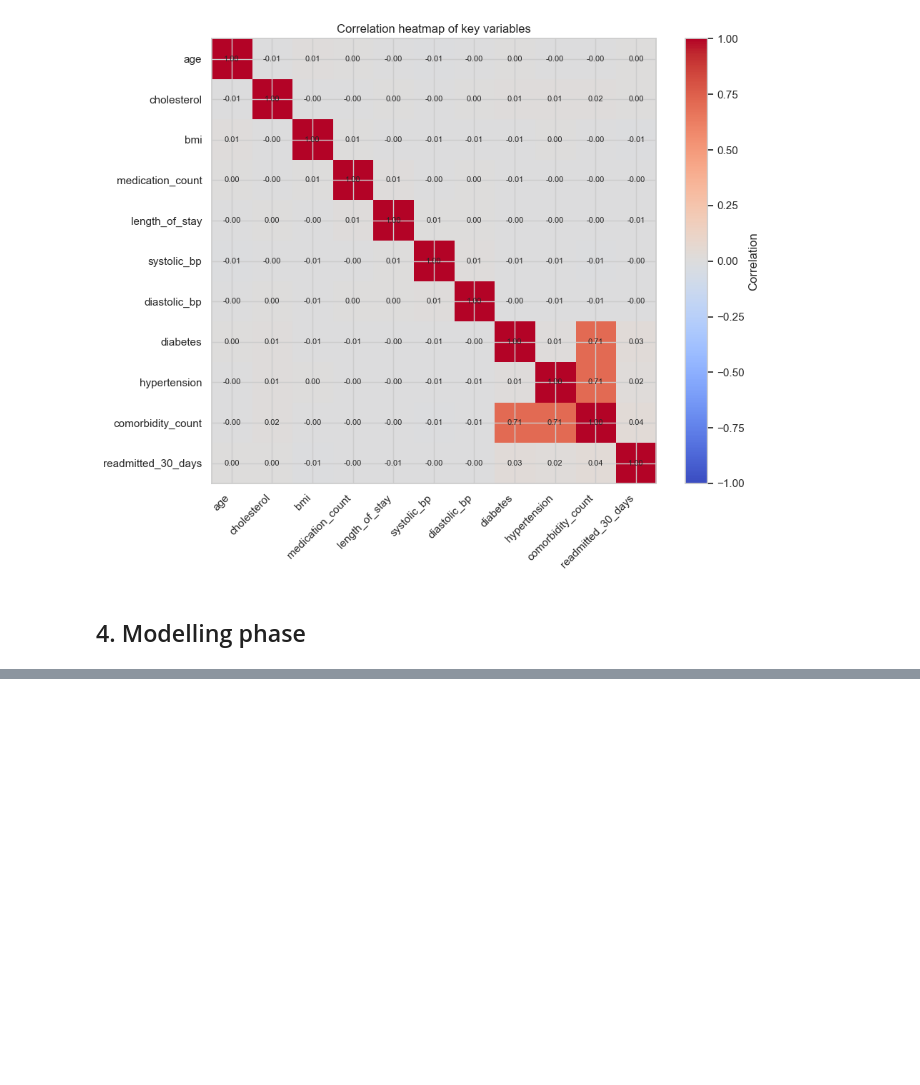
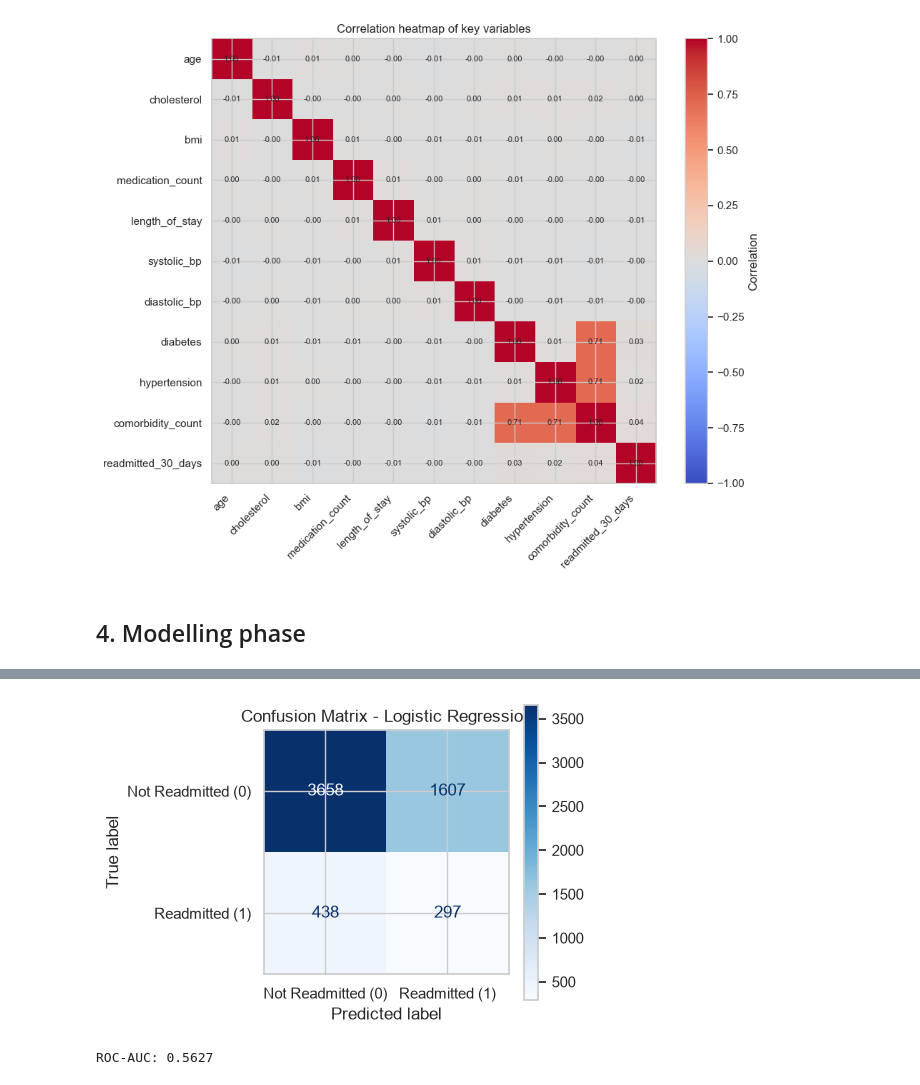
Before and after one commit to mize04/Hospital_Readmission_Project, a Jupyter notebook: index.ipynb, the cells around one changed output, grey strips where cells are left out. Cells and saved outputs as stored; diff of their text form; code cells hidden in the pictures; blank space fills up the shorter version.

Commit message:
Updated modelling and model evaluation

```diff
--- a/index.ipynb
+++ b/index.ipynb
@@ -602,0 +683,12 @@ plt.show()
+# %%
+# Define the pipeline
+numeric_cols = ['age', 'cholesterol', 'bmi', 'medication_count', 'length_of_stay',
+                'systolic_bp', 'diastolic_bp', 'comorbidity_count']
+binary_cols = ['diabetes', 'hypertension', 'high_med_count']
+categorical_cols = ['gender', 'discharge_destination', 'age_group', 'bmi_category', 'bp_category']
+
+preprocessor = ColumnTransformer(transformers=[
+    ('num', StandardScaler(), numeric_cols),
+    ('bin', 'passthrough', binary_cols),
+    ('cat', OneHotEncoder(handle_unknown='ignore', drop='first'), categorical_cols)
+])
@@ -602,0 +701,10 @@ plt.show()
+# %%
+from sklearn.linear_model import LogisticRegression
+model = LogisticRegression(class_weight='balanced', max_iter=1000, random_state=42)
+
+pipe = Pipeline(steps=[
+    ('preprocessor', preprocessor),
+    ('classifier', model)
+])
+
+pipe.fit(X_train, y_train)
@@ -602,0 +731,10 @@ plt.show()
+# %%
+# import necessary libraries
+from sklearn.metrics import (
+    classification_report, confusion_matrix,
+    roc_auc_score, RocCurveDisplay
+)
+
+# Predictions
+y_pred = pipe.predict(X_test)
+y_pred_proba = pipe.predict_proba(X_test)[:, 1]  # probability of class 1 (readmitted)
@@ -602,0 +753,21 @@ plt.show()
+# %%
+# Confusion matrix
+from sklearn.metrics import ConfusionMatrixDisplay
+
+fig, ax = plt.subplots(figsize=(5, 4))
+ConfusionMatrixDisplay.from_predictions(
+    y_test, y_pred,
+    display_labels=['Not Readmitted (0)', 'Readmitted (1)'],
+    cmap='Blues', ax=ax
+)
+ax.set_title('Confusion Matrix - Logistic Regression')
+plt.tight_layout()
+plt.show()
+# %% [output]
+[figure, added]
+# %%
+# ROC-AUC score
+auc = roc_auc_score(y_test, y_pred_proba)
+print("ROC-AUC:", round(auc, 4))
+# %% [output]
+ROC-AUC: 0.5627
```
Also changed, not shown: parts of 37 cells of this notebook.
